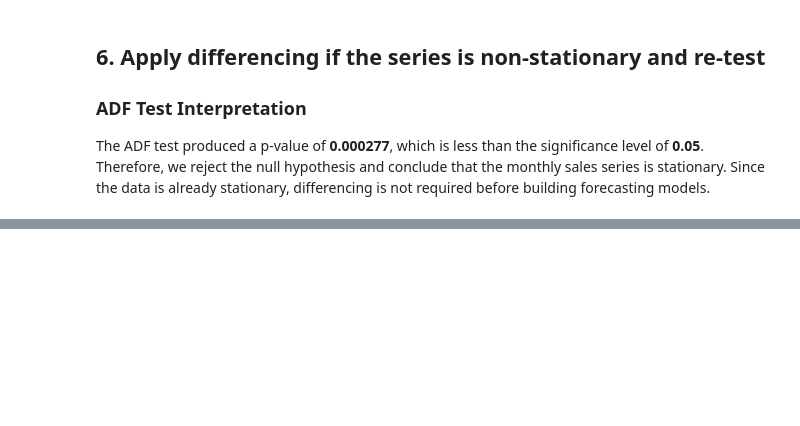
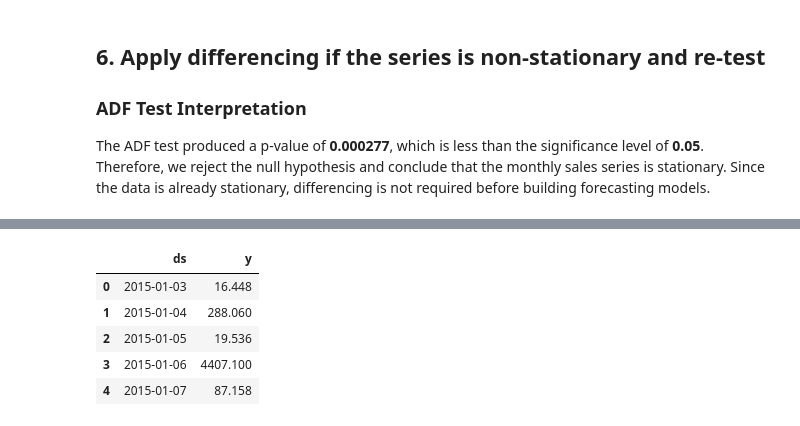
Before and after one commit to aroranaman1003/SalesForecasting_NamanArora, a Jupyter notebook: analysis.ipynb, the cells around one changed output, grey strips where cells are left out. Saved outputs shown, nothing was run; the diff lists cells and outputs as text; code cells hidden in the pictures; blank space fills up the shorter version.

```diff
--- a/analysis.ipynb
+++ b/analysis.ipynb
@@ -422,0 +587,19 @@ The ADF test produced a p-value of **0.000277**, which is less than the signific
+# %%
+# just to check if reset_index is required or not
+# print(daily_sales.head())
+
+prophet_df = daily_sales.rename(
+    columns={
+        "Order Date": "ds",
+        "Sales": "y"
+    }
+)
+
+prophet_df.head()
+# %% [output]
+|  | ds | y |
+| 0 | 2015-01-03 | 16.448 |
+| 1 | 2015-01-04 | 288.060 |
+| 2 | 2015-01-05 | 19.536 |
+| 3 | 2015-01-06 | 4407.100 |
+| 4 | 2015-01-07 | 87.158 |
```
Also changed, not shown: parts of 19 cells of this notebook, 3 other files.
